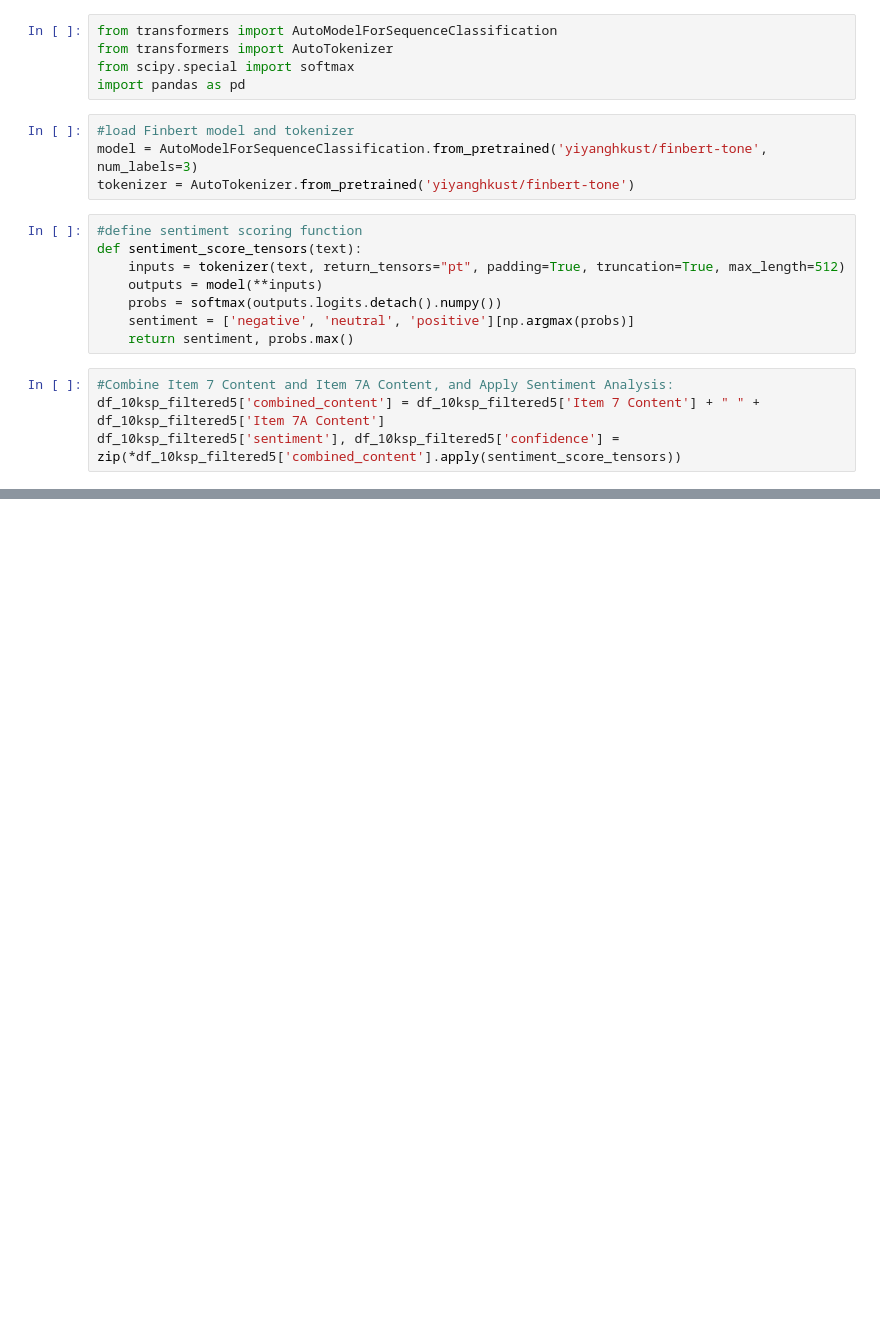
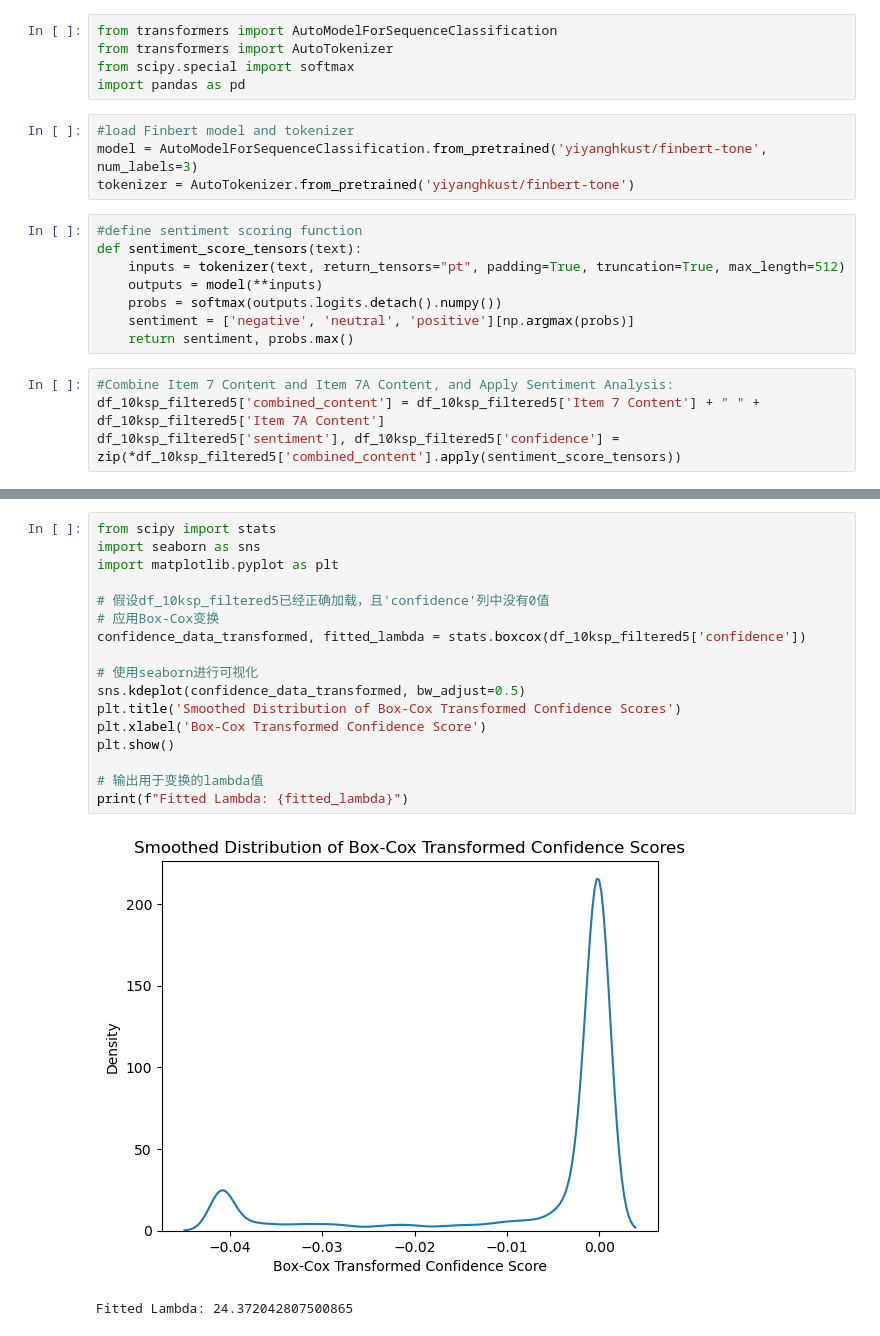
Before and after one commit to wanjeans33/10ksentimentalanalysis, a Jupyter notebook: 10kdata_wrangling.ipynb, the cells around one changed output, grey strips where cells are left out. Drawn from its saved outputs; the diff is of its cells as text; blank space fills up the shorter version.

```diff
--- a/10kdata_wrangling.ipynb
+++ b/10kdata_wrangling.ipynb
@@ -863,0 +913,20 @@ df_10ksp_filtered5.describe()
+# %%
+from scipy import stats
+import seaborn as sns
+import matplotlib.pyplot as plt
+
+# 假设df_10ksp_filtered5已经正确加载，且'confidence'列中没有0值
+# 应用Box-Cox变换
+confidence_data_transformed, fitted_lambda = stats.boxcox(df_10ksp_filtered5['confidence'])
+
+# 使用seaborn进行可视化
+sns.kdeplot(confidence_data_transformed, bw_adjust=0.5)
+plt.title('Smoothed Distribution of Box-Cox Transformed Confidence Scores')
+plt.xlabel('Box-Cox Transformed Confidence Score')
+plt.show()
+
+# 输出用于变换的lambda值
+print(f"Fitted Lambda: {fitted_lambda}")
+# %% [output]
+[figure, added]
+Fitted Lambda: 24.372042807500865
```
Also changed, not shown: parts of 5 cells of this notebook.
